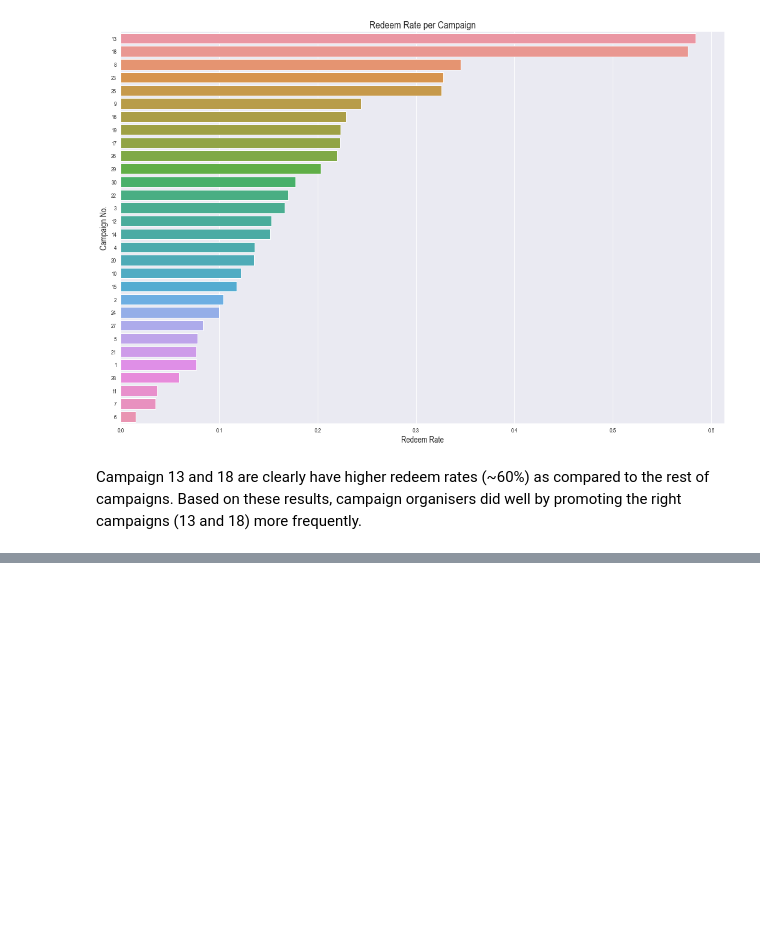
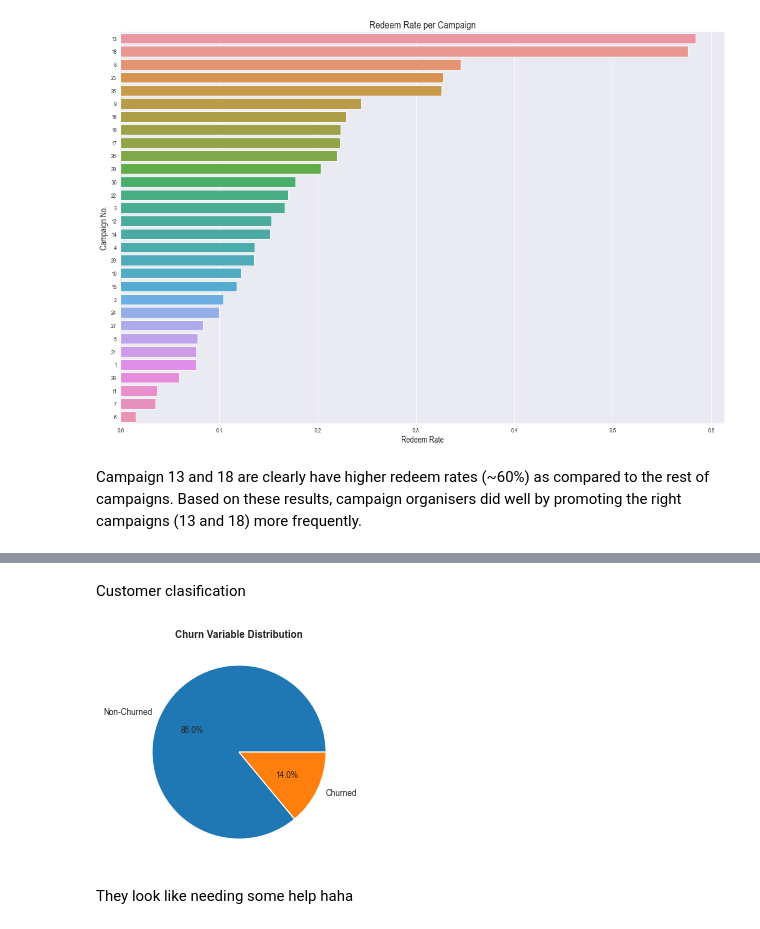
Before and after one commit to RufinoMartin/Retail-Marketing-Campaign, a Jupyter notebook: Dunnhumby.ipynb, the cells around one changed output, grey strips where cells are left out. Drawn from its saved outputs; the diff is of its cells as text; code cells hidden in the pictures; blank space fills up the shorter version.

```diff
--- a/Dunnhumby.ipynb
+++ b/Dunnhumby.ipynb
@@ -805,0 +857,14 @@ Based on these results, campaign organisers did well by promoting the right camp
+# %%
+target["isChurned"] = target["No. of Churned Weeks"]>=out_weeks_threshold
+target.drop("No. of Churned Weeks",axis=1,inplace=True)
+# %% [markdown]
+Customer clasification
+# %%
+target.isChurned.value_counts().plot(kind="pie",autopct="%.1f%%",labels=["Non-Churned","Churned"])
+plt.ylabel("")
+plt.title("Churn Variable Distribution",fontweight="bold")
+plt.show()
+# %% [output]
+[figure, added]
+# %% [markdown]
+They look like needing some help haha
```
Also changed, not shown: parts of 17 cells of this notebook.
